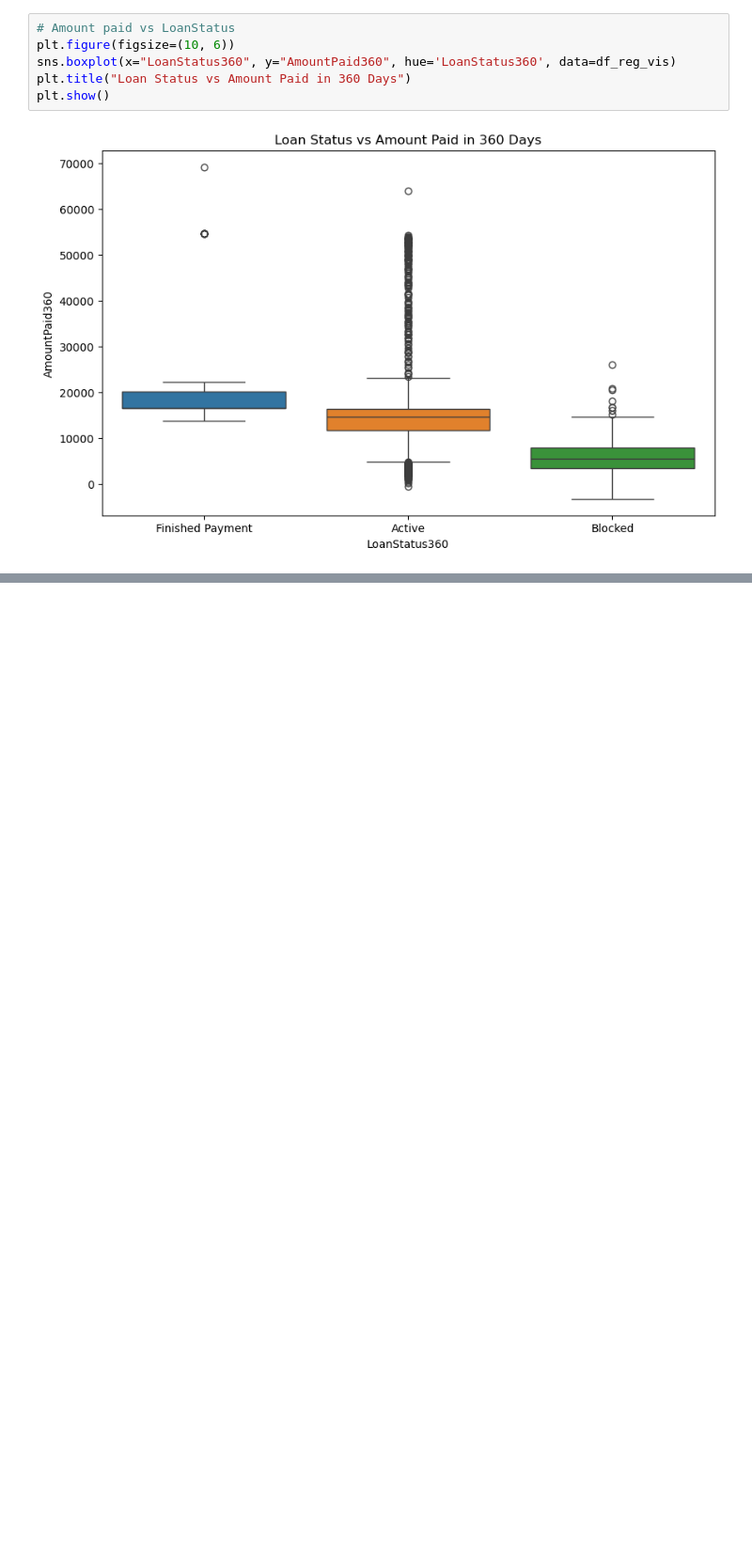
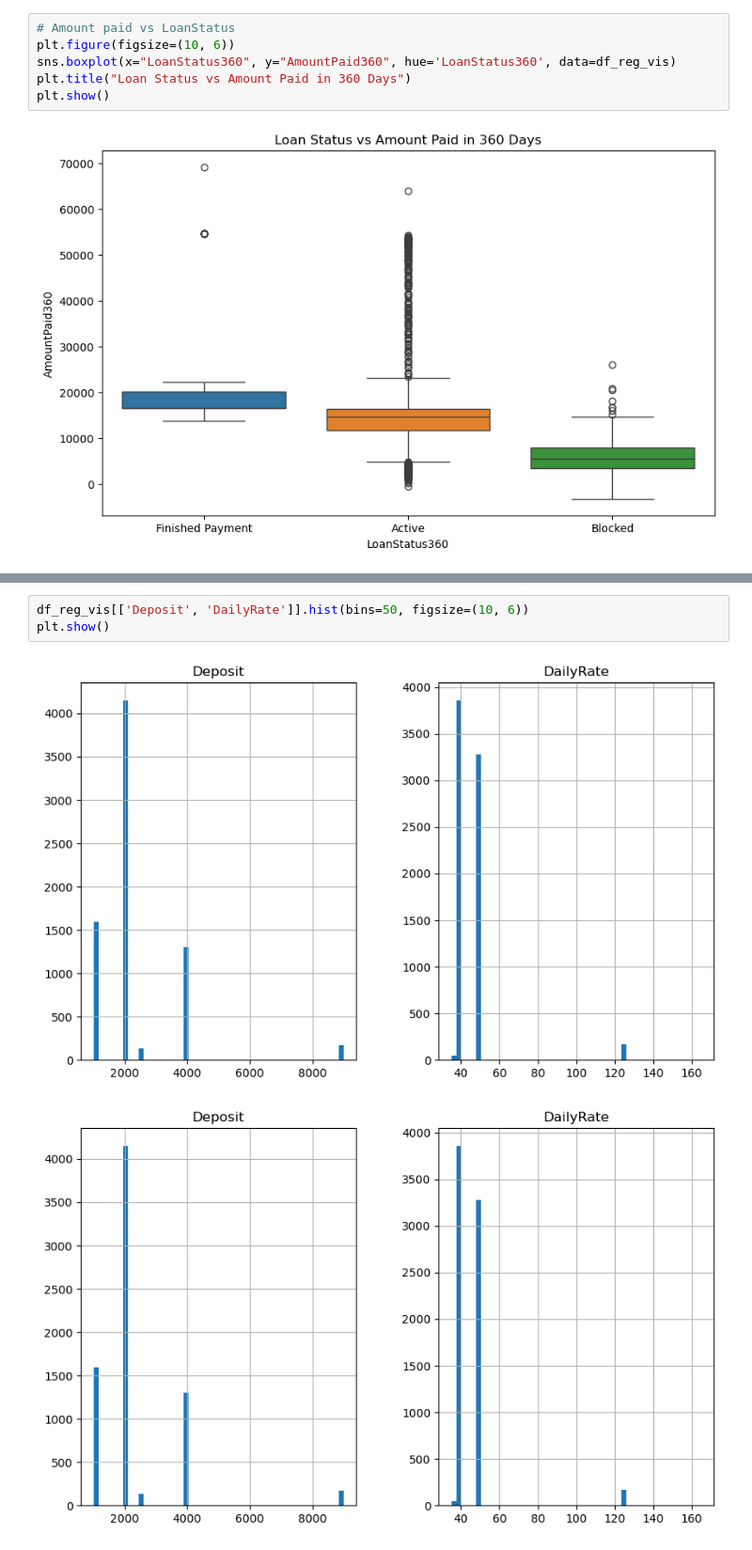
Before and after one commit to mwisechacha/M-Kopa-Analysis, a Jupyter notebook: Kopa.ipynb, the cells around one changed output, grey strips where cells are left out. Shown: that part at 94% size. Drawn from its saved outputs; the diff is of its cells as text; blank space fills up the shorter version.

```diff
--- a/Kopa.ipynb
+++ b/Kopa.ipynb
@@ -248,0 +395,6 @@ sns.displot(data=df_reg_vis, x='CustomerGender', hue='LoanStatus360', col='LoanS
+# %%
+df_reg_vis[['Deposit', 'DailyRate']].hist(bins=50, figsize=(10, 6))
+plt.show()
+# %% [output]
+[figure, added]
+[figure, added]
```
Also changed, not shown: parts of 43 cells of this notebook.
